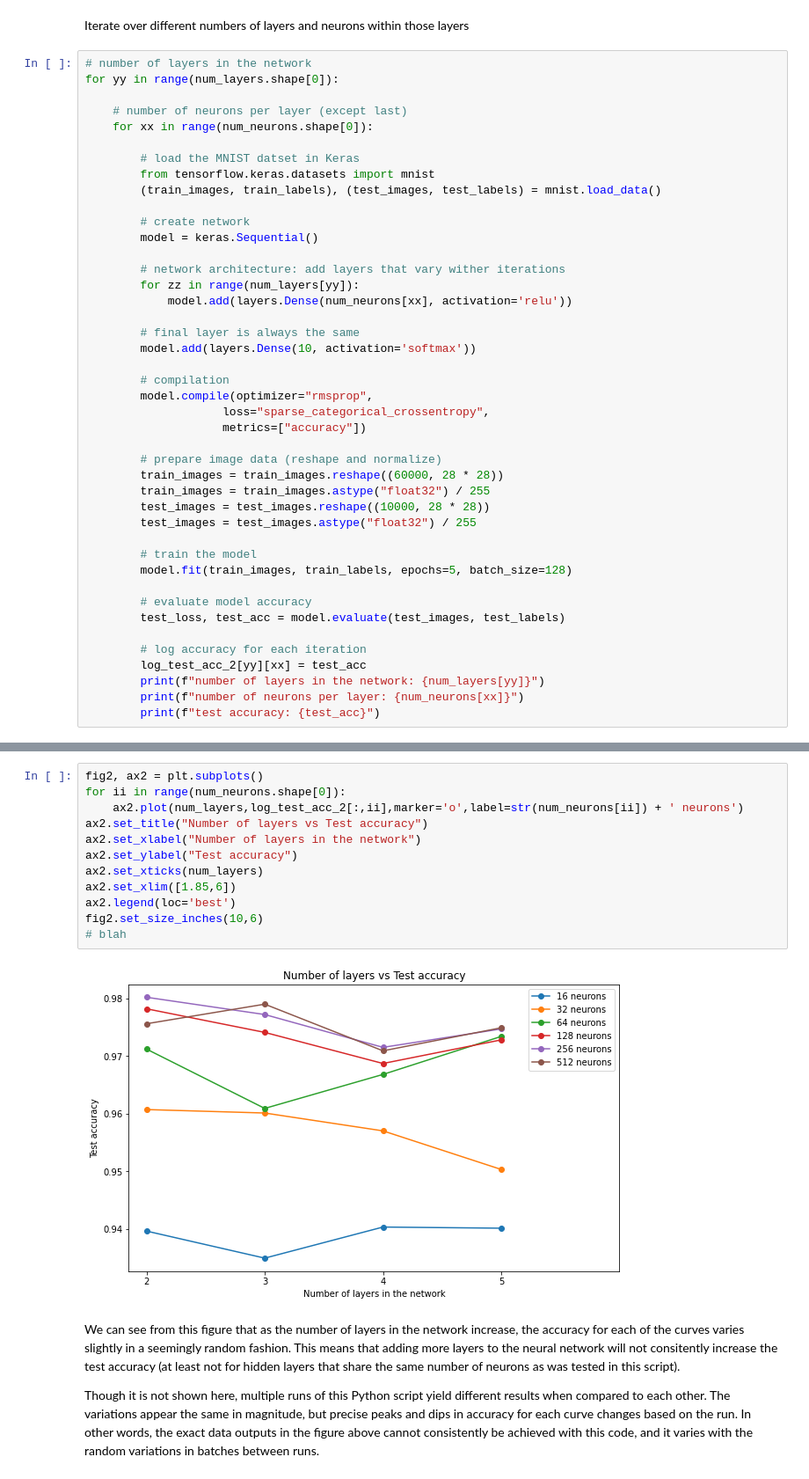
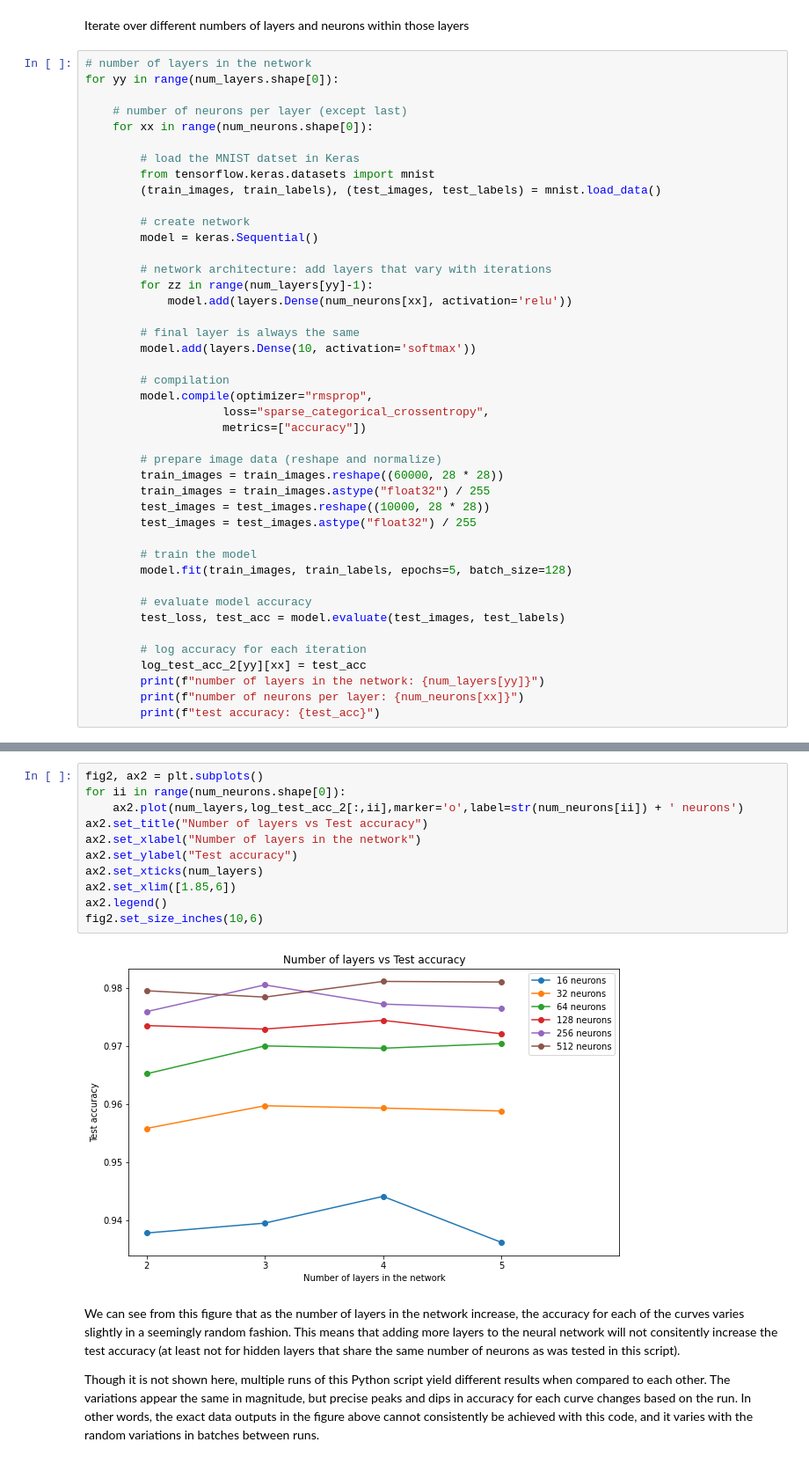
Before and after one commit to diegosol127/CSCE-636-Deep-Learning, a Jupyter notebook: Homework/CSCE_HW01_Sol.ipynb, the cells around one changed output, grey strips where cells are left out. Shown: that part at 88% size. Saved outputs shown, nothing was run; the diff lists cells and outputs as text.

Commit message:
Minor mods + correct number of layers in TASK 2

```diff
--- a/Homework/CSCE_HW01_Sol.ipynb
+++ b/Homework/CSCE_HW01_Sol.ipynb
@@ -162,8 +162,8 @@ for yy in range(num_layers.shape[0]):
         # create network
         model = keras.Sequential()
 
-        # network architecture: add layers that vary wither iterations
-        for zz in range(num_layers[yy]):
+        # network architecture: add layers that vary with iterations
+        for zz in range(num_layers[yy]-1):
             model.add(layers.Dense(num_neurons[xx], activation='relu'))
 
         # final layer is always the same
@@ -242,17 +242,16 @@ Plot outputs.
 # %%
 fig2, ax2 = plt.subplots()
 for ii in range(num_neurons.shape[0]):
     ax2.plot(num_layers,log_test_acc_2[:,ii],marker='o',label=str(num_neurons[ii]) + ' neurons')
 ax2.set_title("Number of layers vs Test accuracy")
 ax2.set_xlabel("Number of layers in the network")
 ax2.set_ylabel("Test accuracy")
 ax2.set_xticks(num_layers)
 ax2.set_xlim([1.85,6])
-ax2.legend(loc='best')
+ax2.legend()
 fig2.set_size_inches(10,6)
-# blah
 # %% [output]
-[figure, old version]
+[figure, new version]
 # %% [markdown]
 We can see from this figure that as the number of layers in the network increase, the accuracy for each of the curves varies slightly in a seemingly random fashion. This means that adding more layers to the neural network will not consitently increase the test accuracy (at least not for hidden layers that share the same number of neurons as was tested in this script).
 
```
Also changed, not shown: parts of 11 cells of this notebook.
